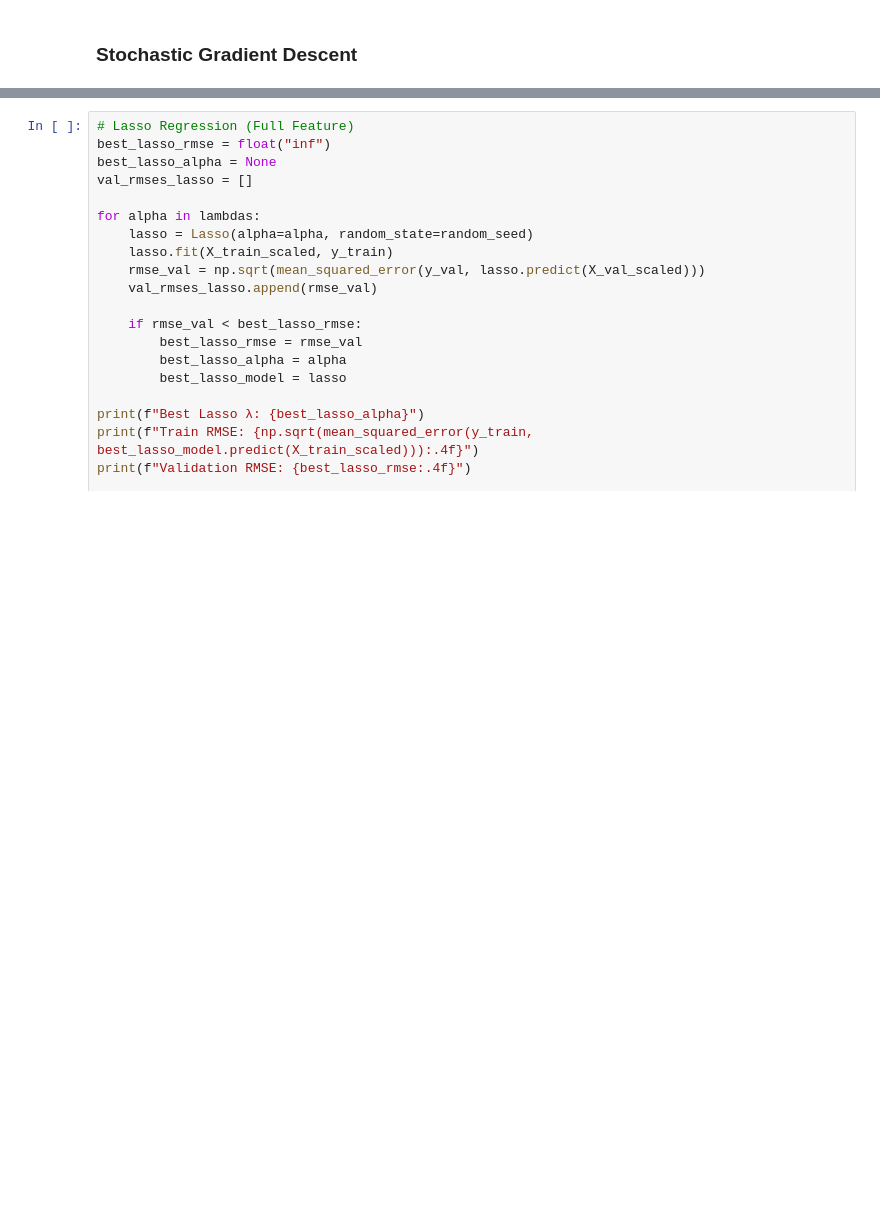
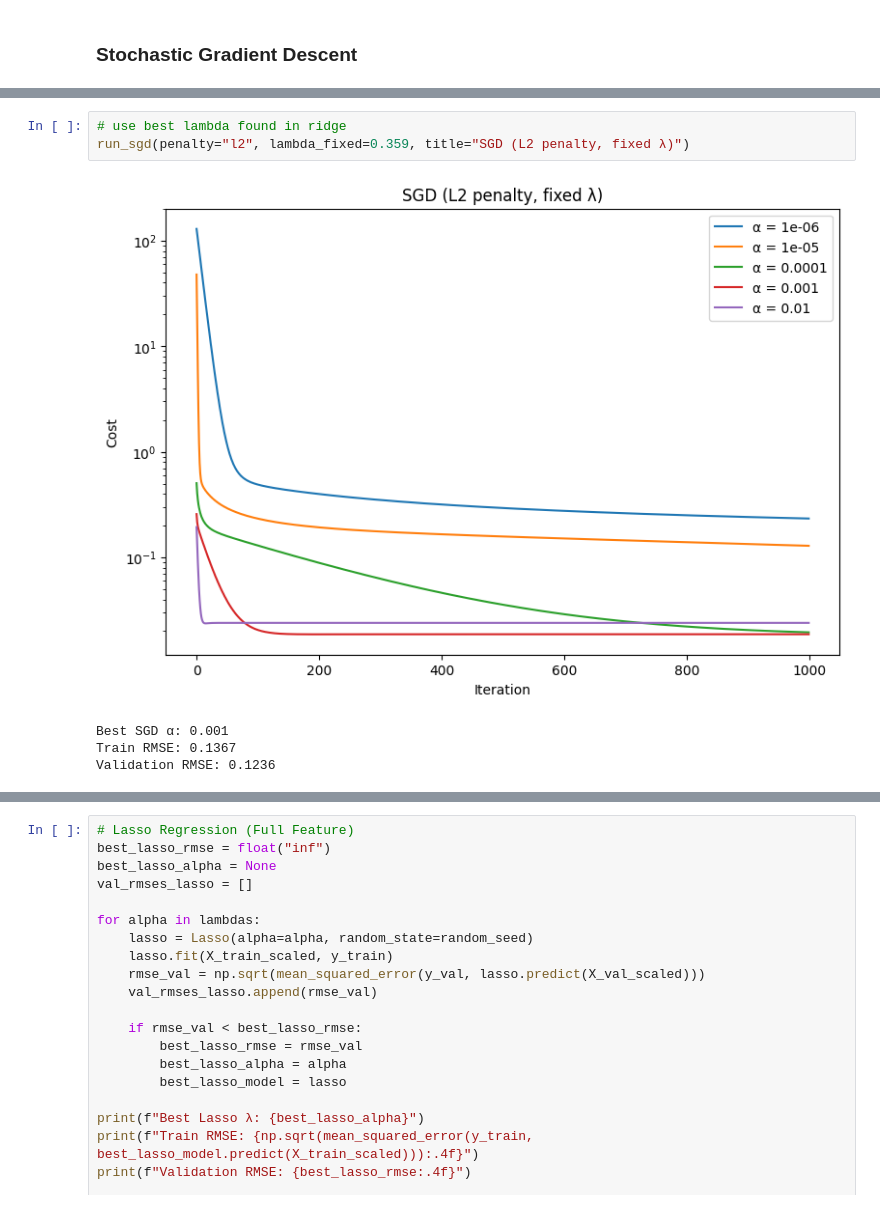
Before and after one commit to ericaezhou/econ_107, a Jupyter notebook: week_2/ECON 107_Week 2 Discussion_TA.ipynb, the cells around one changed output, grey strips where cells are left out. Drawn from its saved outputs; the diff is of its cells as text; blank space fills up the shorter version.

```diff
--- a/week_2/ECON 107_Week 2 Discussion_TA.ipynb
+++ b/week_2/ECON 107_Week 2 Discussion_TA.ipynb
@@ -567,3 +605,11 @@ Best Ridge λ: 0.3593813663804626
 Train RMSE: 0.0872
 Validation RMSE: 0.0981
 [figure]
+# %%
+# use best lambda found in ridge
+run_sgd(penalty="l2", lambda_fixed=0.359, title="SGD (L2 penalty, fixed λ)")
+# %% [output]
+[figure, added]
+Best SGD α: 0.001
+Train RMSE: 0.1367
+Validation RMSE: 0.1236
```
Also changed, not shown: parts of 9 cells of this notebook.
